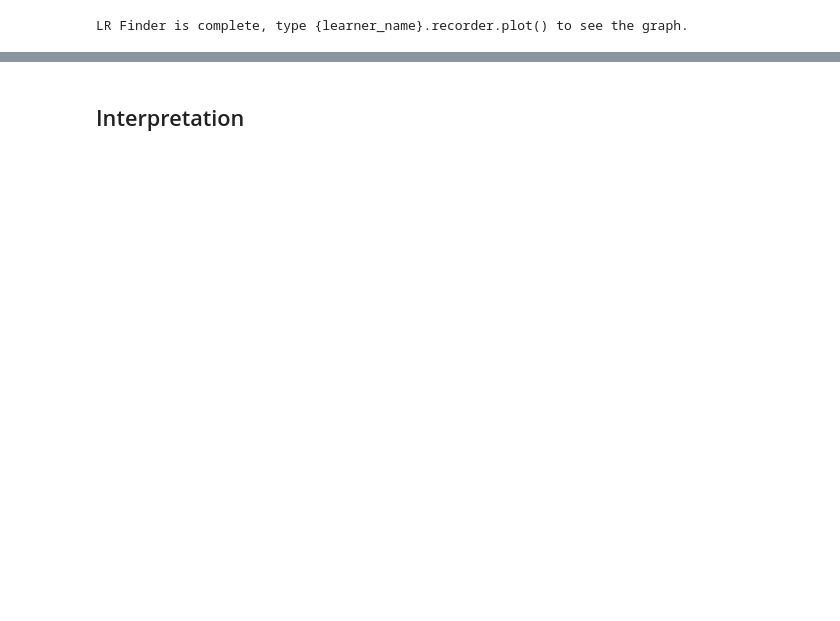
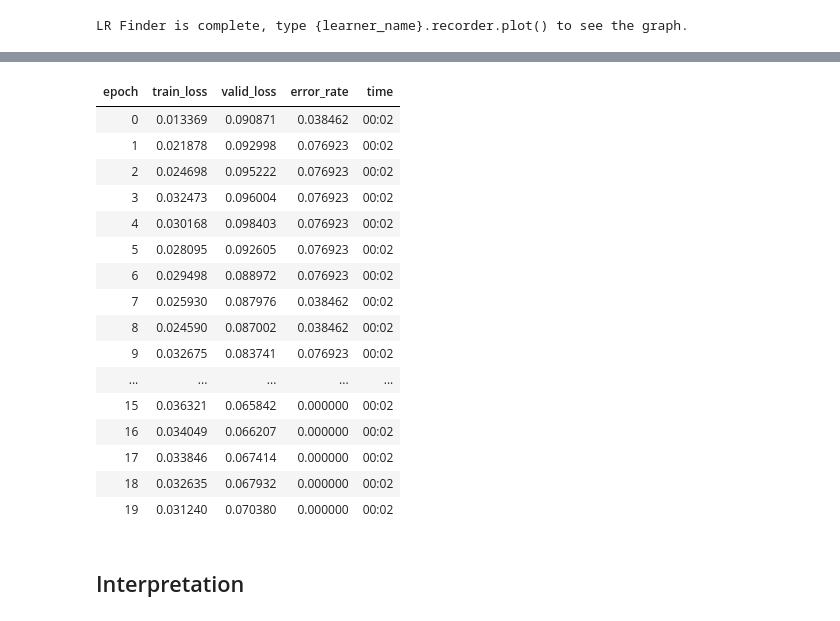
Before and after one commit to lukexyz/CraftVision, a Jupyter notebook: notebooks/02_Dataset_and_training.ipynb, the cells around one changed output, grey strips where cells are left out. Cells and saved outputs as stored; diff of their text form; code cells hidden in the pictures; blank space fills up the shorter version.

```diff
--- a/notebooks/02_Dataset_and_training.ipynb
+++ b/notebooks/02_Dataset_and_training.ipynb
@@ -237,3 +210,23 @@ learn.fit_one_cycle(2, max_lr=slice(3e-5,3e-4))
+# %%
+learn.fit_one_cycle(20, max_lr=slice(3e-5,3e-4))
+# %% [output]
+| epoch | train_loss | valid_loss | error_rate | time |
+| 0 | 0.013369 | 0.090871 | 0.038462 | 00:02 |
+| 1 | 0.021878 | 0.092998 | 0.076923 | 00:02 |
+| 2 | 0.024698 | 0.095222 | 0.076923 | 00:02 |
+| 3 | 0.032473 | 0.096004 | 0.076923 | 00:02 |
+| 4 | 0.030168 | 0.098403 | 0.076923 | 00:02 |
+| 5 | 0.028095 | 0.092605 | 0.076923 | 00:02 |
+| 6 | 0.029498 | 0.088972 | 0.076923 | 00:02 |
+| 7 | 0.025930 | 0.087976 | 0.038462 | 00:02 |
+| 8 | 0.024590 | 0.087002 | 0.038462 | 00:02 |
+| 9 | 0.032675 | 0.083741 | 0.076923 | 00:02 |
+| ... | ... | ... | ... | ... |
+| 15 | 0.036321 | 0.065842 | 0.000000 | 00:02 |
+| 16 | 0.034049 | 0.066207 | 0.000000 | 00:02 |
+| 17 | 0.033846 | 0.067414 | 0.000000 | 00:02 |
+| 18 | 0.032635 | 0.067932 | 0.000000 | 00:02 |
+| 19 | 0.031240 | 0.070380 | 0.000000 | 00:02 |
 # %%
 learn.save('stage-2')
 # %% [markdown]
```
Also changed, not shown: parts of 26 cells of this notebook.
